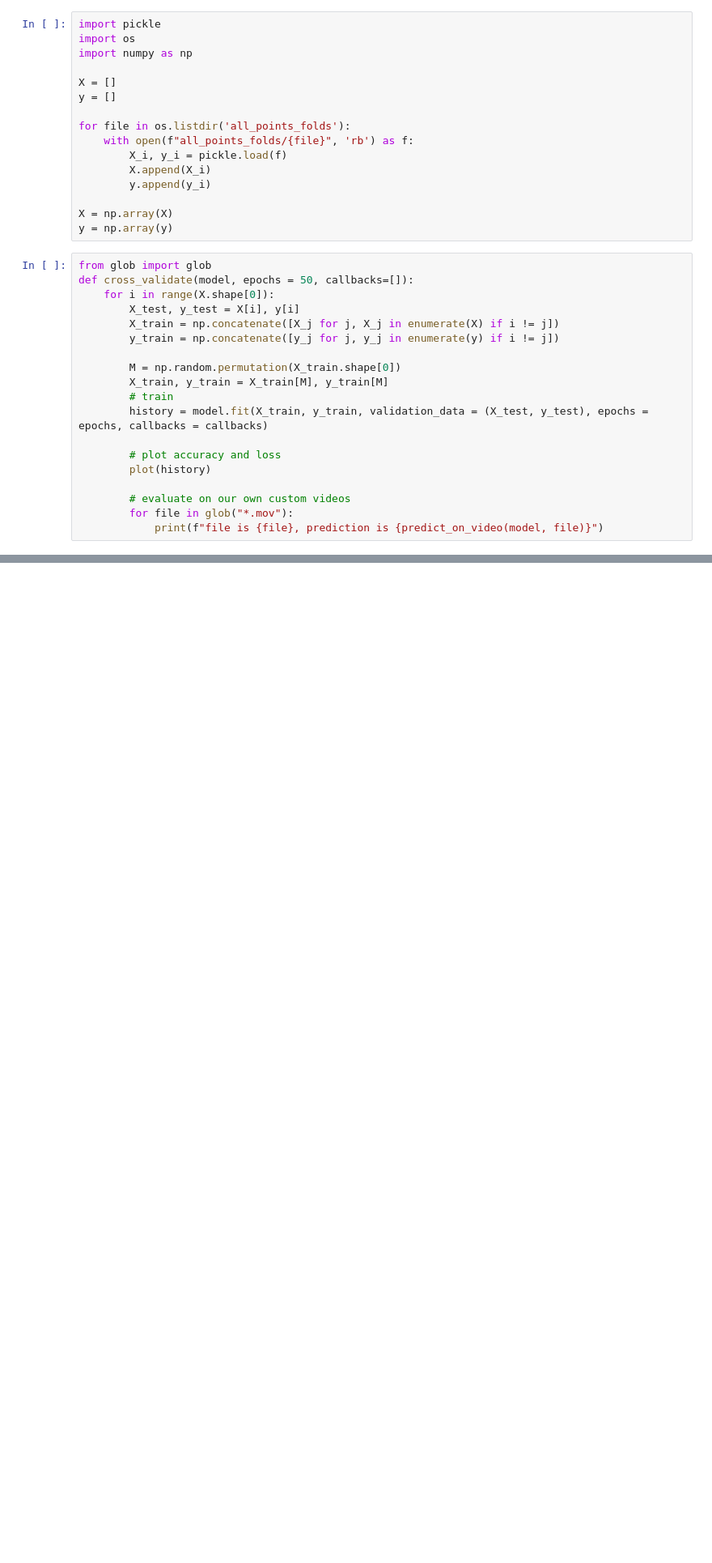
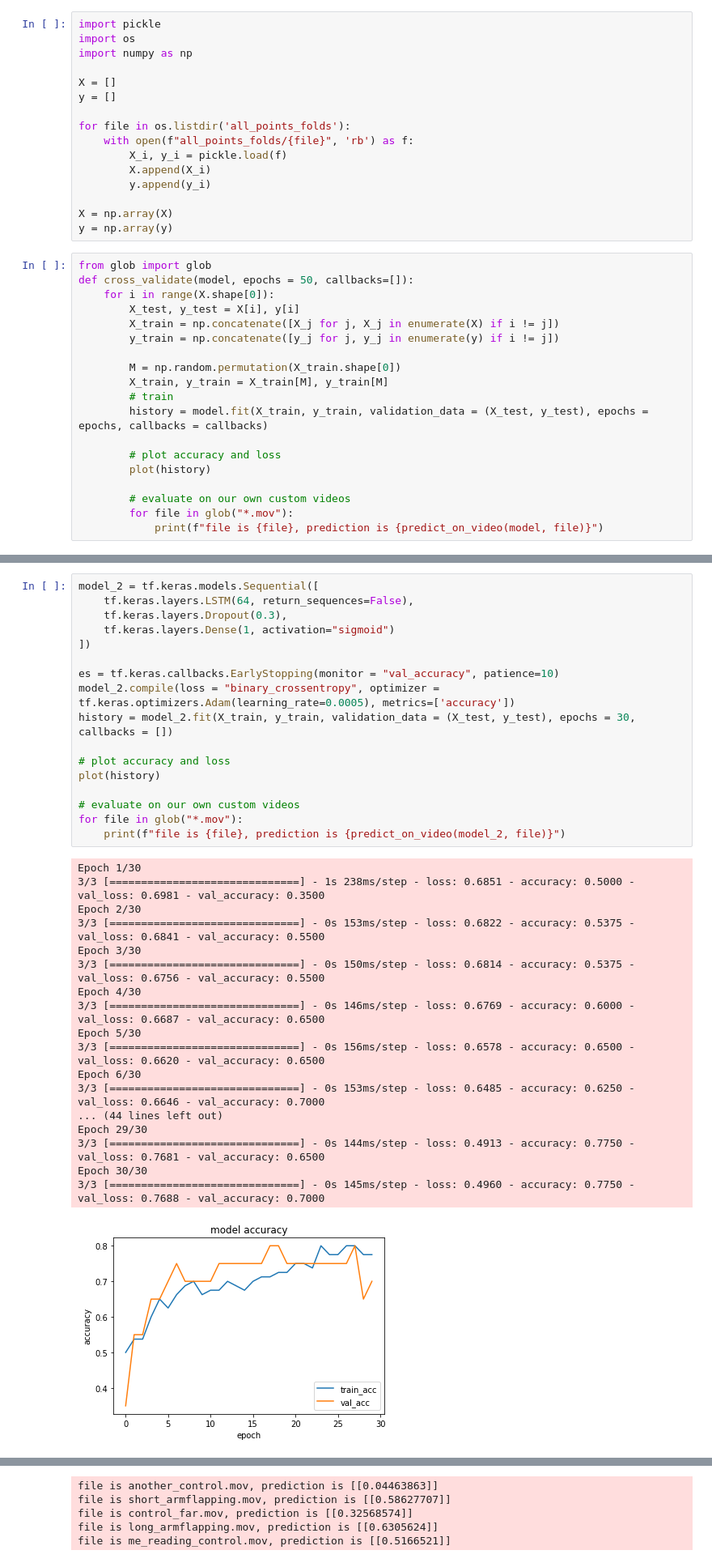
Before and after one commit to anish-lakkapragada/Hand-Classification-For-Autism-Diagnosis, a Jupyter notebook: Hand Flapping Classifier_2.ipynb, the cells around one changed output, grey strips where cells are left out. Shown at 81% size. Drawn from its saved outputs; the diff is of its cells as text; blank space fills up the shorter version.

```diff
--- a/Hand Flapping Classifier_2.ipynb
+++ b/Hand Flapping Classifier_2.ipynb
@@ -853,0 +928,36 @@ def cross_validate(model, epochs = 50, callbacks=[]):
+# %%
+model_2 = tf.keras.models.Sequential([
+    tf.keras.layers.LSTM(64, return_sequences=False),
+    tf.keras.layers.Dropout(0.3),
+    tf.keras.layers.Dense(1, activation="sigmoid")
+])
+
+es = tf.keras.callbacks.EarlyStopping(monitor = "val_accuracy", patience=10)
+model_2.compile(loss = "binary_crossentropy", optimizer = tf.keras.optimizers.Adam(learning_rate=0.0005), metrics=['accuracy'])
+history = model_2.fit(X_train, y_train, validation_data = (X_test, y_test), epochs = 30, callbacks = [])
+
+# plot accuracy and loss
+plot(history)
+
+# evaluate on our own custom videos
+for file in glob("*.mov"):
+    print(f"file is {file}, prediction is {predict_on_video(model_2, file)}")
+# %% [output]
+Epoch 1/30
+3/3 [==============================] - 1s 238ms/step - loss: 0.6851 - accuracy: 0.5000 - val_loss: 0.6981 - val_accuracy: 0.3500
+Epoch 2/30
+3/3 [==============================] - 0s 153ms/step - loss: 0.6822 - accuracy: 0.5375 - val_loss: 0.6841 - val_accuracy: 0.5500
+Epoch 3/30
+3/3 [==============================] - 0s 150ms/step - loss: 0.6814 - accuracy: 0.5375 - val_loss: 0.6756 - val_accuracy: 0.5500
+Epoch 4/30
+3/3 [==============================] - 0s 146ms/step - loss: 0.6769 - accuracy: 0.6000 - val_loss: 0.6687 - val_accuracy: 0.6500
+Epoch 5/30
+3/3 [==============================] - 0s 156ms/step - loss: 0.6578 - accuracy: 0.6500 - val_loss: 0.6620 - val_accuracy: 0.6500
+Epoch 6/30
+3/3 [==============================] - 0s 153ms/step - loss: 0.6485 - accuracy: 0.6250 - val_loss: 0.6646 - val_accuracy: 0.7000
+... (44 lines left out)
+Epoch 29/30
+3/3 [==============================] - 0s 144ms/step - loss: 0.4913 - accuracy: 0.7750 - val_loss: 0.7681 - val_accuracy: 0.6500
+Epoch 30/30
+3/3 [==============================] - 0s 145ms/step - loss: 0.4960 - accuracy: 0.7750 - val_loss: 0.7688 - val_accuracy: 0.7000
+[figure, added]
@@ -853,0 +965,5 @@ def cross_validate(model, epochs = 50, callbacks=[]):
+file is another_control.mov, prediction is [[0.04463863]]
+file is short_armflapping.mov, prediction is [[0.58627707]]
+file is control_far.mov, prediction is [[0.32568574]]
+file is long_armflapping.mov, prediction is [[0.6305624]]
+file is me_reading_control.mov, prediction is [[0.5166521]]
```
Also changed, not shown: parts of 15 cells of this notebook, 1 other file.
